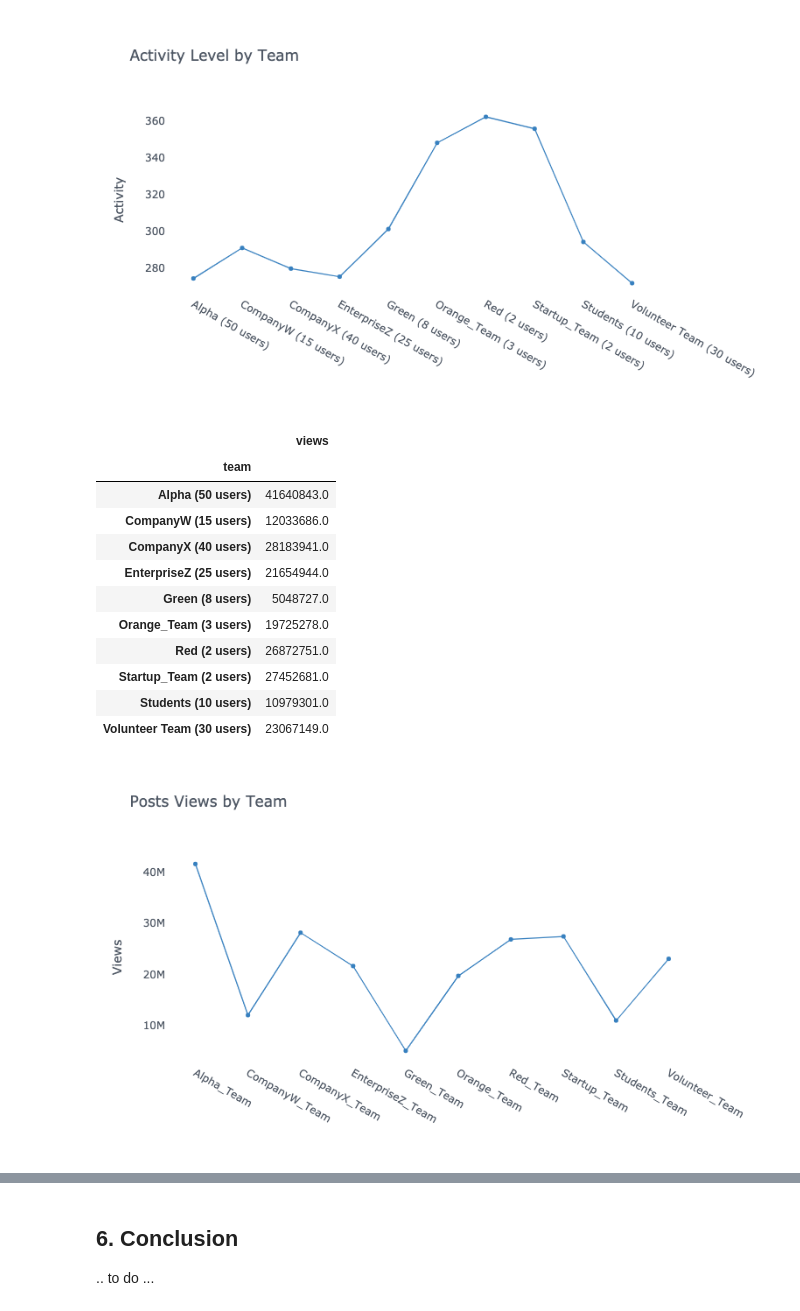
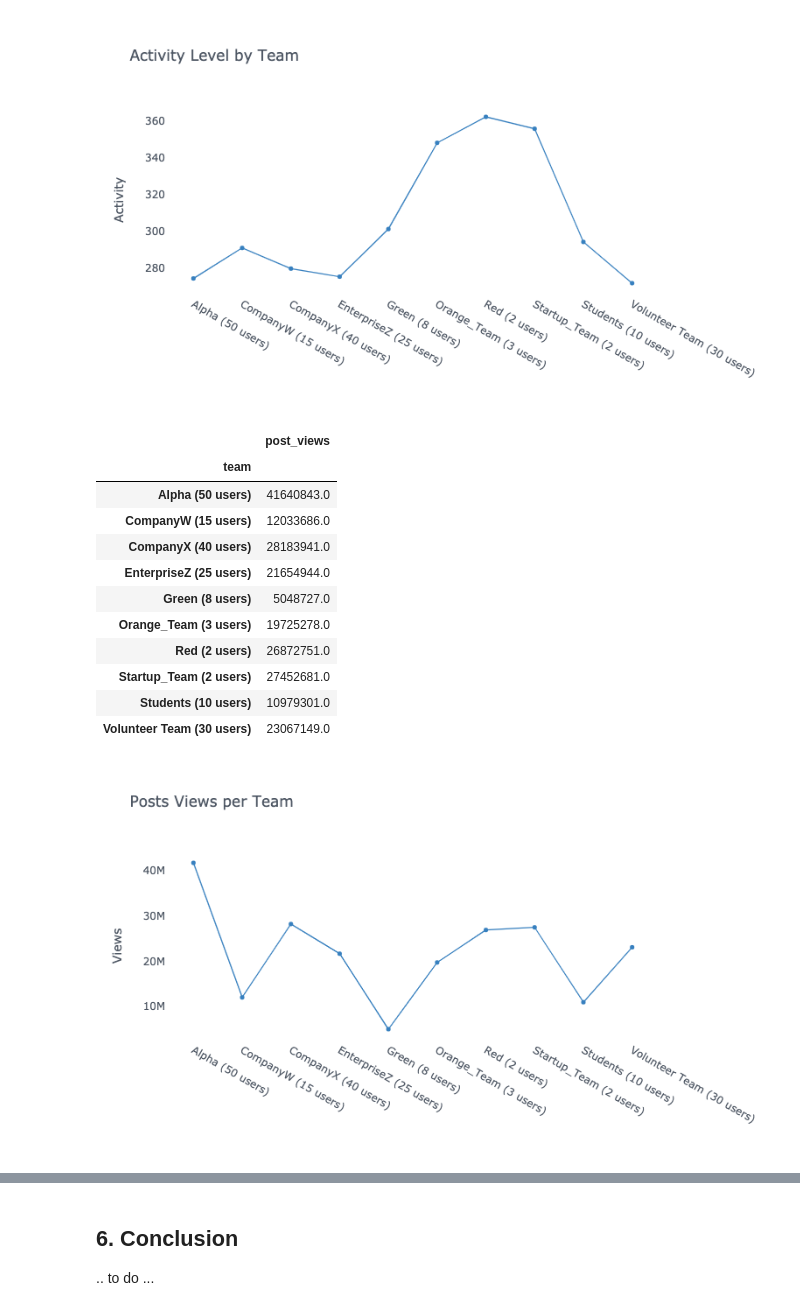
Before and after one commit to reisdebora/user-activity, a Jupyter notebook: notebook.ipynb, the cells around one changed output, grey strips where cells are left out. Cells and saved outputs as stored; diff of their text form; code cells hidden in the pictures.

Commit message:
plots
plots

```diff
--- a/notebook.ipynb
+++ b/notebook.ipynb
@@ -204,6 +192,6 @@ useractivity.head(1)
 # %%
 # Merge Dataset: (users + comments) + posts
-useractivity2 = useractivity.merge(posts, on='post_id')
-useractivity2.shape
+useractivity = useractivity.merge(posts, on='post_id')
+useractivity.shape
 # %% [output]
 (41006, 14)
@@ -215,0 +198,8 @@ useractivity2.head(2)
+# %%
+# Drop Columns
+useractivity = useractivity.drop(columns=['name_y'])
+useractivity = useractivity.rename(columns={'name_x': 'user_name', 'text':'comment_text',
+                                            'date':'comment_date', 'url' : 'post_url',
+                                            'title':'post_title', 'content' : 'post_content',
+                                            '_id':'comment_id', 'views':'post_views'})
+useractivity.head(2)
@@ -357,12 +368,12 @@ df_.iplot(y='activity_level', theme='white', mode='lines+markers', color='blue',
 [figure]
 # %%
 # Distribution page views per team
-df5 = useractivity2.loc[:,['team','post_id','views']]
+df5 = useractivity.loc[:,['team','post_id','post_views']]
 df5.drop_duplicates(keep=False, inplace=True)
 df5 = pd.DataFrame(df5.groupby(['team']).sum())
-df5.head(10)
+#df5.head(10)
 # %% [output]
-|  | views |
+|  | post_views |
 | team |  |
 | Alpha (50 users) | 41640843.0 |
 | CompanyW (15 users) | 12033686.0 |
@@ -376,10 +387,10 @@ df5.head(10)
 | Volunteer Team (30 users) | 23067149.0 |
 # %%
 df_ = df5
-df_.iplot(y='views', theme='white', mode='lines+markers', color='blue',
-          title='Posts Views by Team', size=5, showgrid=False, yTitle='Views')
+df_.iplot(y='post_views', theme='white', mode='lines+markers', color='blue',
+          title='Posts Views per Team', size=5, showgrid=False, yTitle='Views')
 # %% [output]
-[figure, old version]
+[figure, new version]
 # %%
 # Everything Together
 df6 = df5.join(df4)
```
Also changed, not shown: parts of 31 cells of this notebook.
